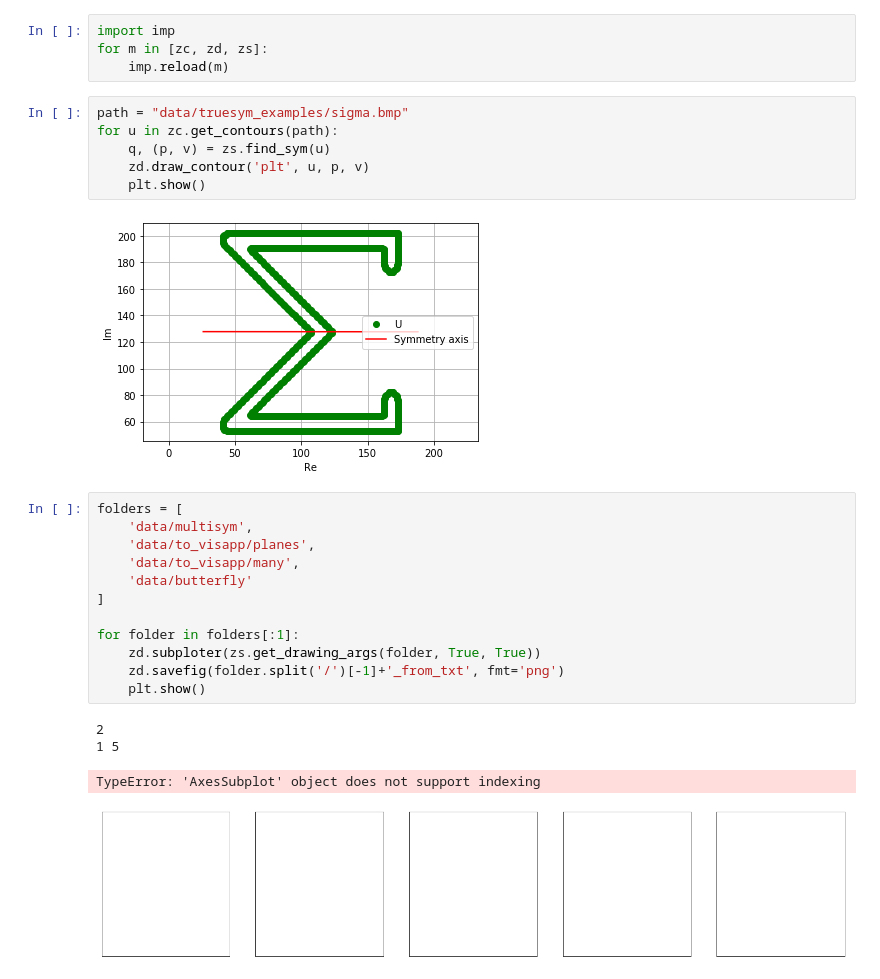
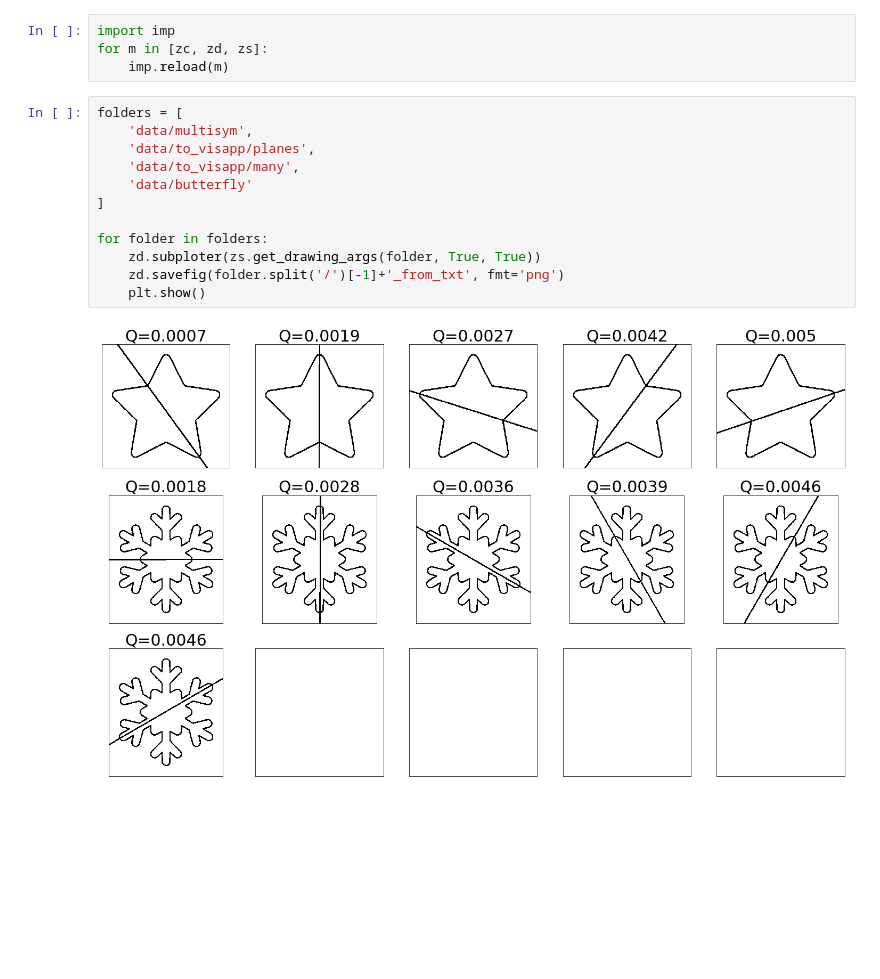
Before and after one commit to 1alexandra/mirror-symmetry, a Jupyter notebook: sym.ipynb, the cells around one changed output. Drawn from its saved outputs; the diff is of its cells as text; blank space fills up the shorter version.

```diff
--- a/sym.ipynb
+++ b/sym.ipynb
@@ -15,28 +25,17 @@ import zhu_symmetry as zs
 import imp
 for m in [zc, zd, zs]:
     imp.reload(m)
-# %%
-path = "data/truesym_examples/sigma.bmp"
-for u in zc.get_contours(path):
-    q, (p, v) = zs.find_sym(u)
-    zd.draw_contour('plt', u, p, v)
-    plt.show()
-# %% [output]
-[figure, removed]
 # %%
 folders = [
     'data/multisym',
     'data/to_visapp/planes',
     'data/to_visapp/many',
     'data/butterfly'
 ]
 
-for folder in folders[:1]:
+for folder in folders:
     zd.subploter(zs.get_drawing_args(folder, True, True))
     zd.savefig(folder.split('/')[-1]+'_from_txt', fmt='png')
     plt.show()
 # %% [output]
-2
-1 5
-TypeError: 'AxesSubplot' object does not support indexing
-[figure, old version]
+[figure, new version]
```
Also changed, not shown: parts of 2 cells of this notebook, 2 other files.
